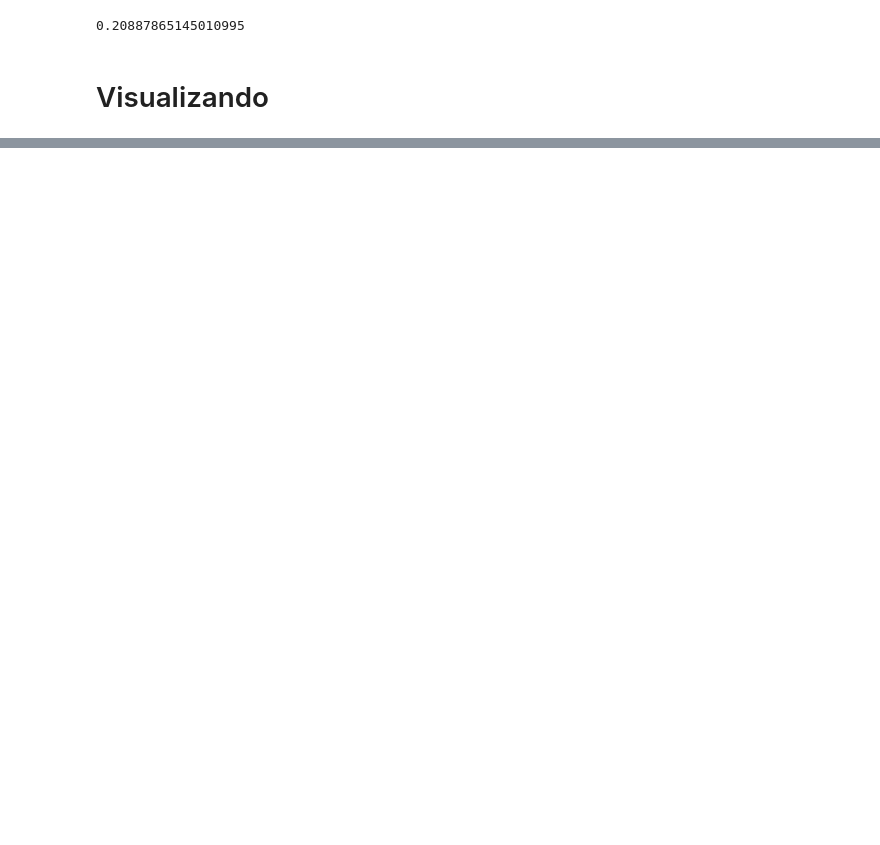
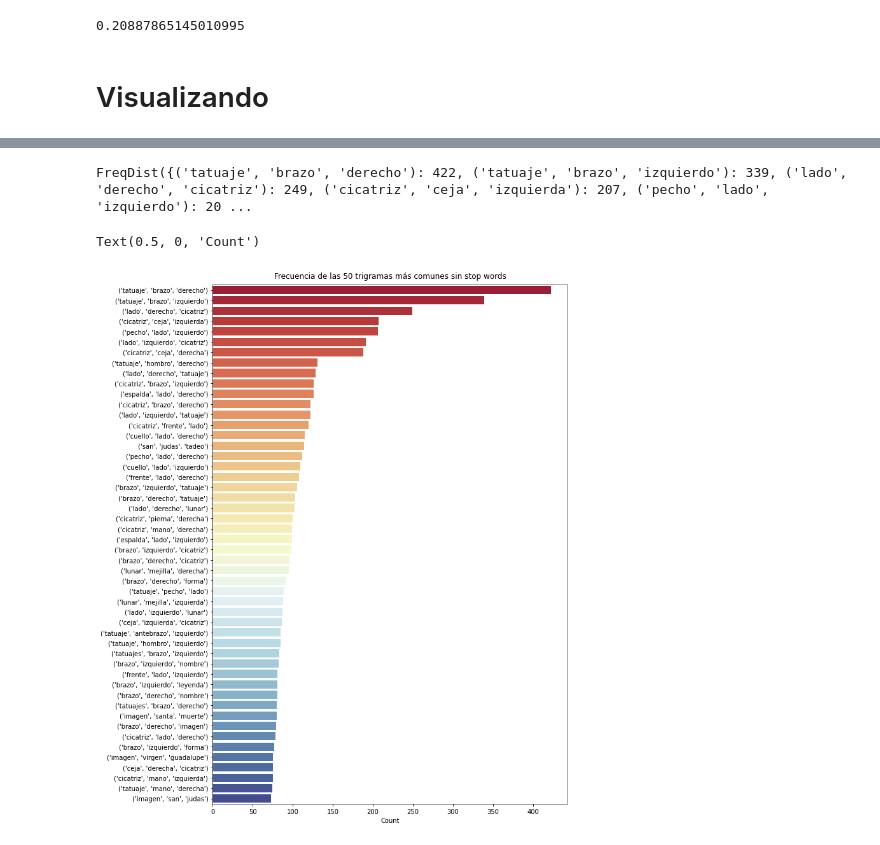
Before and after one commit to MinervaNunez/Proyecto-_Fase3_Python, a Jupyter notebook: Proyecto_Equipo_8.ipynb, the cells around one changed output, grey strips where cells are left out. Saved outputs shown, nothing was run; the diff lists cells and outputs as text; code cells hidden in the pictures; blank space fills up the shorter version.

```diff
--- a/Proyecto_Equipo_8.ipynb
+++ b/Proyecto_Equipo_8.ipynb
@@ -645,0 +729,35 @@ freq_dist_long.freq(7)
+# %%
+# trigramas sin las stopw y su frecuencia.
+
+freq_dist_trigramas = nltk.FreqDist(
+    list(
+        ngrams(
+            nltk.Text(palabras_no_stopw), 3
+        )
+    )
+)
+
+freq_dist_trigramas
+# %% [output]
+FreqDist({('tatuaje', 'brazo', 'derecho'): 422, ('tatuaje', 'brazo', 'izquierdo'): 339, ('lado', 'derecho', 'cicatriz'): 249, ('cicatriz', 'ceja', 'izquierda'): 207, ('pecho', 'lado', 'izquierdo'): 20 ...
+# %%
+# Graficamos los trigramas y su frecuencia.
+
+comunes_50 = np.array(
+    list(
+        map(
+            lambda x: list(x), freq_dist_trigramas.most_common(50)
+            )
+        )
+)
+
+fig = plt.figure(figsize=(10,15))
+ax = fig.add_subplot()
+
+sns.barplot(y=comunes_50[:, 0], x=comunes_50[:, 1].astype('int'), ax=ax, palette='RdYlBu')
+ax.set_title('Frecuencia de las 50 trigramas más comunes sin stop words', pad=10)
+ax.set_xlabel('Count')
+#ax.tick_params(axis='x', rotation=75)
+# %% [output]
+Text(0.5, 0, 'Count')
+[figure, added]
```
Also changed, not shown: parts of 18 cells of this notebook.
